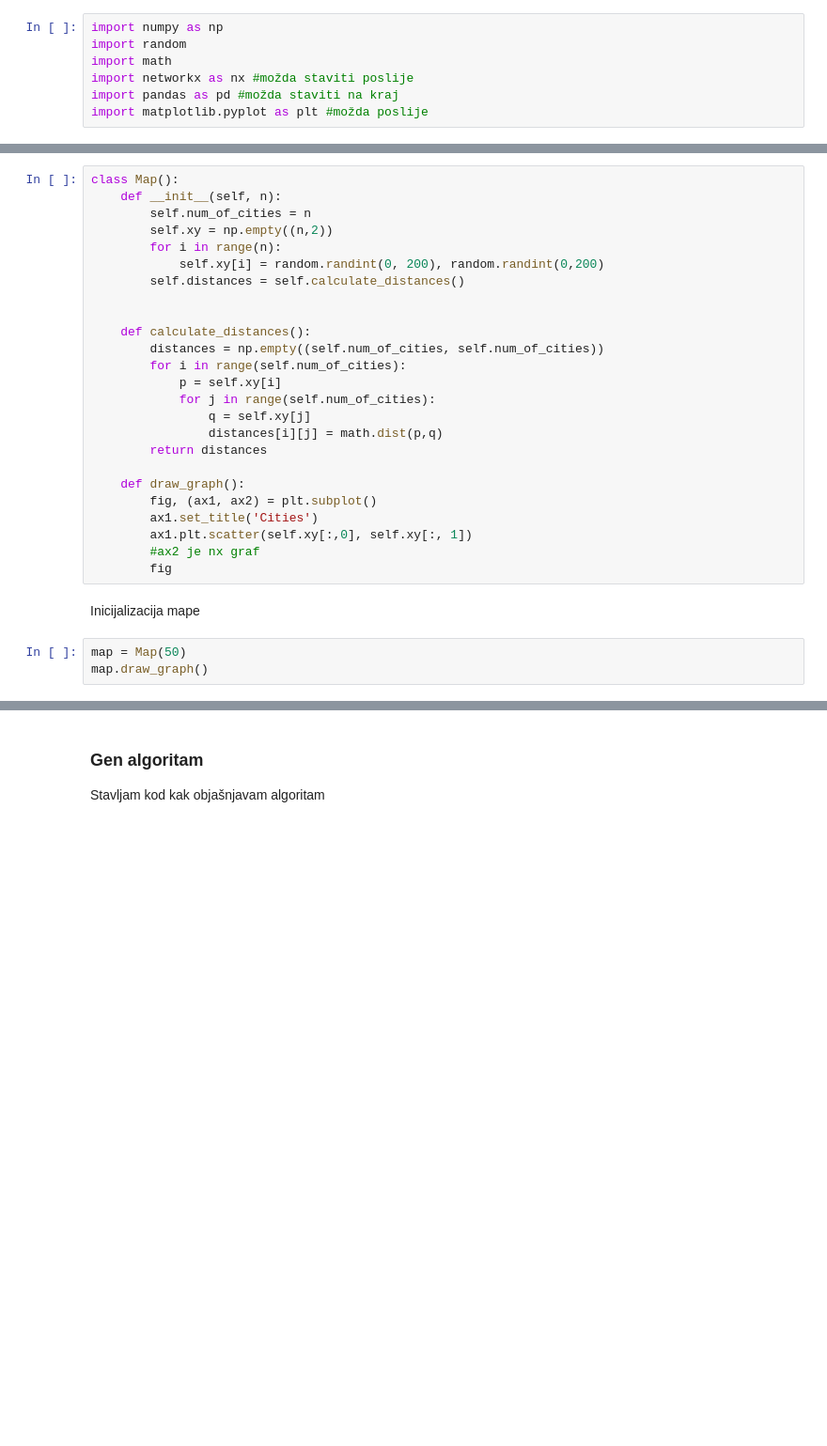
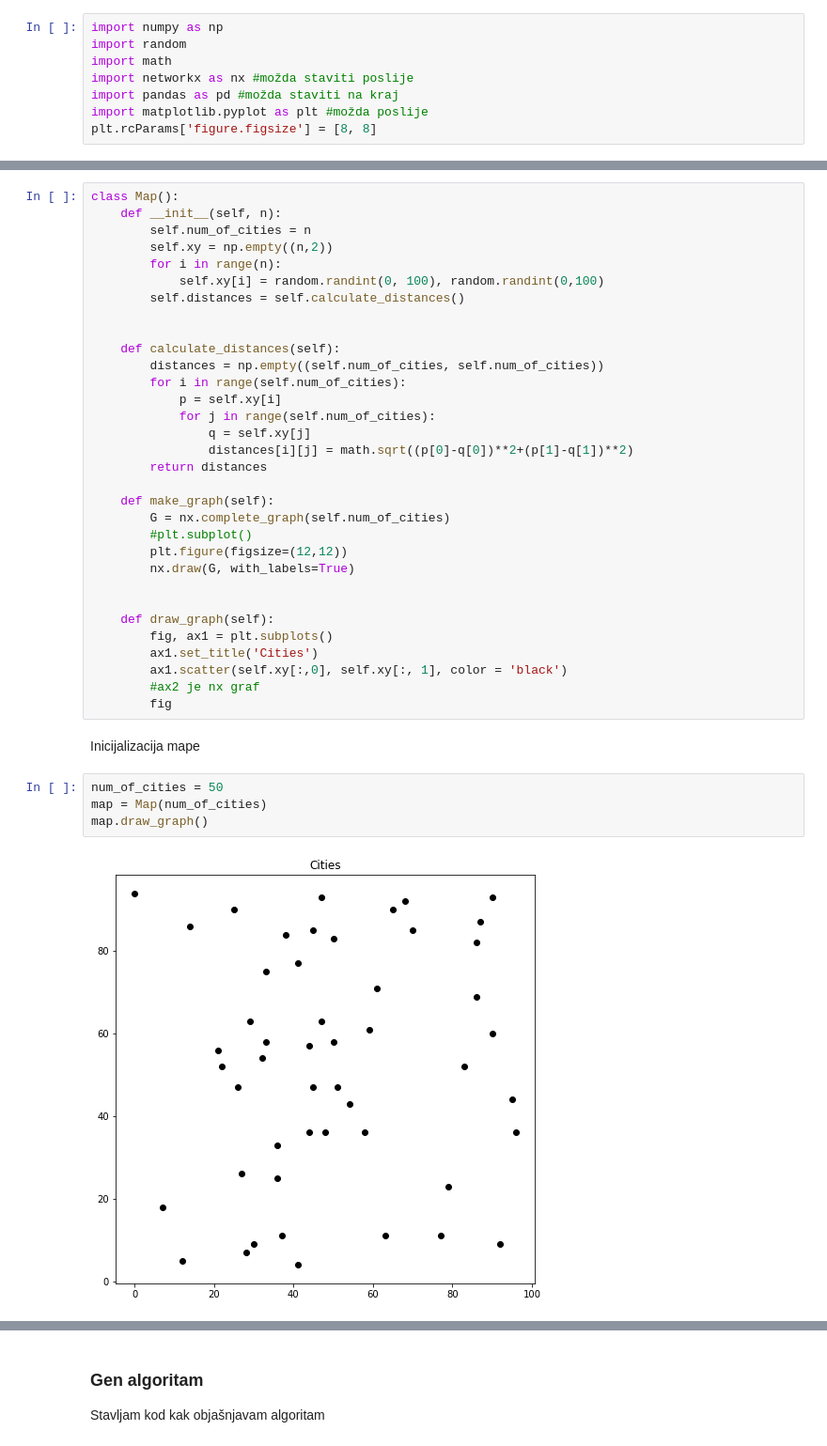
Before and after one commit to marcihel05/GeneticTravellingSalesman, a Jupyter notebook: Genetic Travelling Salesman.ipynb, the cells around one changed output, grey strips where cells are left out. Shown at 94% size. Saved outputs shown, nothing was run; the diff lists cells and outputs as text; blank space fills up the shorter version.

Commit message:
draw_graph and draw_path implemented

```diff
--- a/Genetic Travelling Salesman.ipynb
+++ b/Genetic Travelling Salesman.ipynb
@@ -11,6 +11,7 @@ import math
 import networkx as nx #možda staviti poslije
 import pandas as pd #možda staviti na kraj
 import matplotlib.pyplot as plt #možda poslije
+plt.rcParams['figure.figsize'] = [8, 8]
 # %% [markdown]
 Klasa Map koja predstavlja graf s gradovima
 # %%
@@ -19,27 +20,37 @@ class Map():
         self.num_of_cities = n
         self.xy = np.empty((n,2))
         for i in range(n):
-            self.xy[i] = random.randint(0, 200), random.randint(0,200)
+            self.xy[i] = random.randint(0, 100), random.randint(0,100)
         self.distances = self.calculate_distances()
 
 
-    def calculate_distances():
+    def calculate_distances(self):
         distances = np.empty((self.num_of_cities, self.num_of_cities))
         for i in range(self.num_of_cities):
             p = self.xy[i]
             for j in range(self.num_of_cities):
                 q = self.xy[j]
-                distances[i][j] = math.dist(p,q)
+                distances[i][j] = math.sqrt((p[0]-q[0])**2+(p[1]-q[1])**2)
         return distances
 
-    def draw_graph():
-        fig, (ax1, ax2) = plt.subplot()
+    def make_graph(self):
+        G = nx.complete_graph(self.num_of_cities)
+        #plt.subplot()
+        plt.figure(figsize=(12,12))
+        nx.draw(G, with_labels=True)
+
+
+    def draw_graph(self):
+        fig, ax1 = plt.subplots()
         ax1.set_title('Cities')
-        ax1.plt.scatter(self.xy[:,0], self.xy[:, 1])
+        ax1.scatter(self.xy[:,0], self.xy[:, 1], color = 'black')
         #ax2 je nx graf
         fig
 # %% [markdown]
 Inicijalizacija mape
 # %%
-map = Map(50)
+num_of_cities = 50
+map = Map(num_of_cities)
 map.draw_graph()
+# %% [output]
+[figure, added]
```
Also changed, not shown: parts of 16 cells of this notebook.
